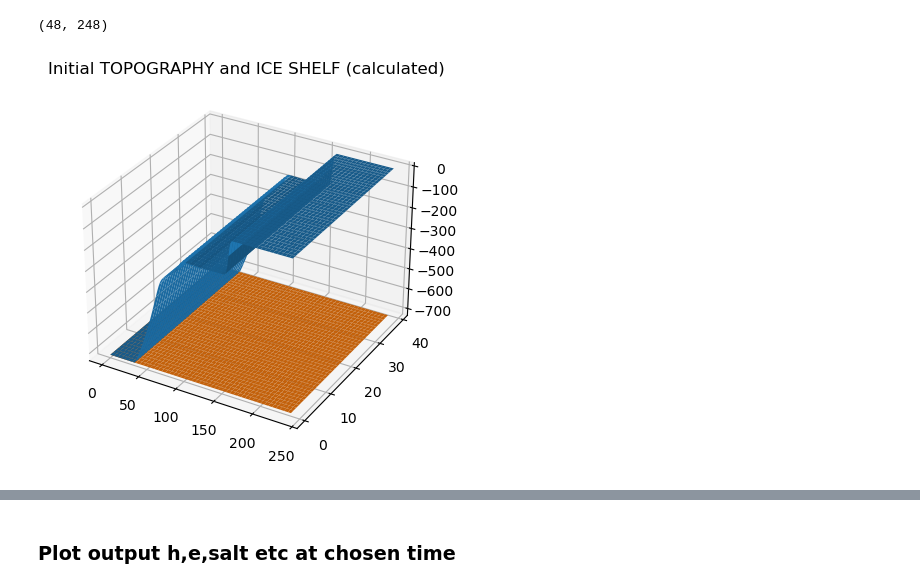
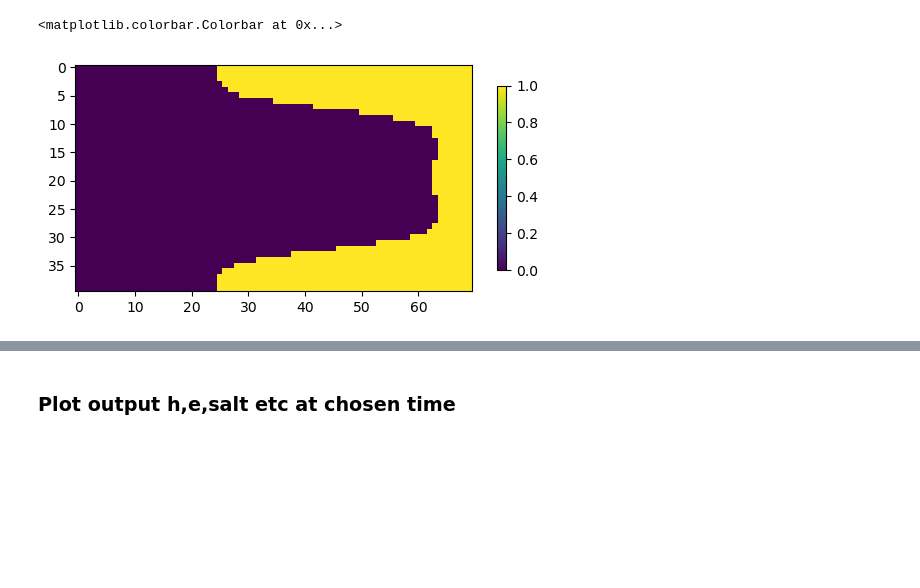
Before and after one commit to yungcm/MOM6-examples, a Jupyter notebook: ocean_only/seamount/ice_to_rock/analysis.ipynb, the cells around one changed output, grey strips where cells are left out. Drawn from its saved outputs; the diff is of its cells as text; code cells hidden in the pictures; blank space fills up the shorter version.

```diff
--- a/ocean_only/seamount/ice_to_rock/analysis.ipynb
+++ b/ocean_only/seamount/ice_to_rock/analysis.ipynb
@@ -6,12 +6,14 @@ import numpy as np
 import xarray as xr
 import netCDF4 as nc
 import math
+import os
 
-#di = '/home/claire/Github-forked/MOM6-examples/ocean_only/seamount/sigma_shelf_zstar_grosveld'
 di = '/home/claire/Github-forked/MOM6-examples/ocean_only/seamount/ice_to_rock'
-#di = '/home/claire/Github-forked/MOM6-examples/ocean_only/seamount/isomip_cut'
 
 NHALO = 4
-IC_FILE = 'MOM_IC.nc'
-PROG_FILE = 'prog.nc'
-ICE_SHELF_FILE = '/INPUT/Ocean1_3D.nc'
+IC_FILE = 'MOM_IC.nc' # MOM6 output, coordinated with MOM_input & MOM_override
+SHELF_IC_FILE = 'MOM_Shelf_IC.nc' # MOM6 output, coordinated with MOM_input & MOM_override
+PROG_FILE = 'prog.nc' # MOM6 output, coordinated with diag_table
+ICE_SHELF_FILE = '/INPUT/shelfX.nc'
+TOPO_FILE = '/INPUT/topogX.nc'
+THICKNESS_FILE = '/INPUT/thickness.nc'
@@ -42,14 +19,0 @@ plt.show()
-# %%
-bt = xr.open_dataset(di+'/deb_bathyT.nc')
-h0 = xr.open_dataset(di + '/after_ts_2_h.nc')
-ee = np.sum(h0.h.data,axis=0) - bt.bathyT.data
-print(ee.shape) # with halo
-
-fig, ax = plt.subplots(subplot_kw={"projection": "3d"})
-surf = ax.plot_surface(XX, YY, ee[NHALO:-NHALO,NHALO:-NHALO])
-topo = ax.plot_surface(XX, YY, -bt.bathyT.data[NHALO:-NHALO,NHALO:-NHALO])
-plt.title("Initial TOPOGRAPHY and ICE SHELF (calculated)")
-plt.show()
-# %% [output]
-(48, 248)
-[figure, removed]
@@ -55,0 +134,10 @@ plt.show()
+# %%
+ice_shelf = xr.open_dataset(di + '/' + SHELF_IC_FILE)
+ic = xr.open_dataset(di + '/' + IC_FILE)
+eta = ic.eta[0].data[0]
+bathyT = eta - np.sum(ic.h[0].data, axis=0)
+plt.imshow(np.where(eta-bathyT<1e-3,[0],[1])[:,:70])
+plt.colorbar(shrink=0.5)
+# %% [output]
+<matplotlib.colorbar.Colorbar at 0x...>
+[figure, added]
```
Also changed, not shown: parts of 41 cells of this notebook, 8 other files.
